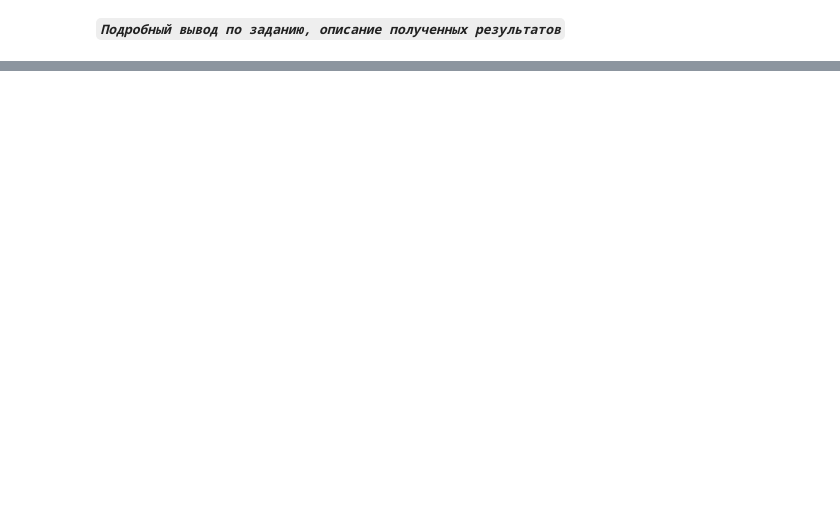
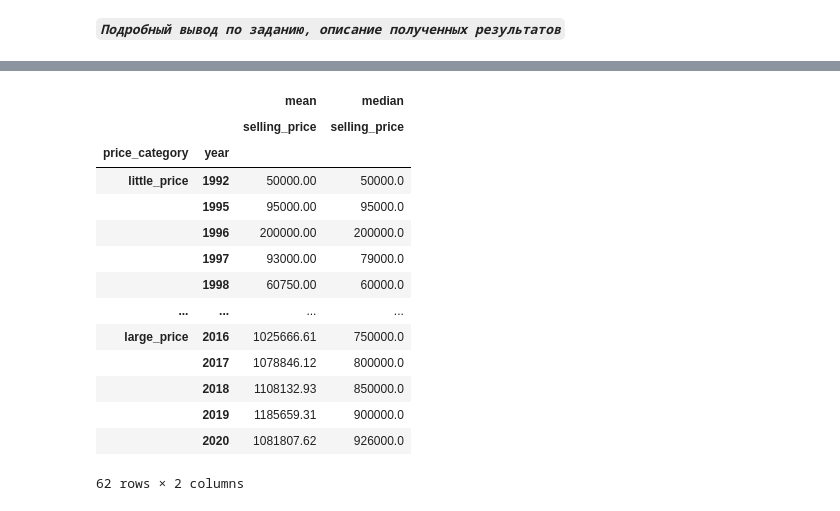
Before and after one commit to NeonNik2245/guap_homework_public, a Jupyter notebook: data_analyze/lab_1/ЛР1_Пахомчик_11.ipynb, the cells around one changed output, grey strips where cells are left out. Saved outputs shown, nothing was run; the diff lists cells and outputs as text; code cells hidden in the pictures; blank space fills up the shorter version.

```diff
--- a/data_analyze/lab_1/ЛР1_Пахомчик_11.ipynb
+++ b/data_analyze/lab_1/ЛР1_Пахомчик_11.ipynb
@@ -550,0 +635,35 @@ pivot_data.round(2)
+# %%
+# Задание 11
+
+# Создать столбец “Категория стоимости (price)” (с помощью категоризации).
+# Выделить минимум 3 категории (низкая, высокая, средняя), фильтрацию для уровня цены выбрать самостоятельно, аргументировать выбор.
+# Создать сводную таблицу: средняя и медианная price по категории цены и году.
+
+# Столбец создаём так же, как и в прошлом задании
+# Четверть рынка - до 200'000, половина - до 350'000, три четверти 600'000.
+# Укажем низкую цену - до 25% рынка, высокую - свыше 75% рынка.
+df.loc[:, 'price_category'] = pd.cut(df.loc[:,'selling_price'], bins=[0, 200000, 600000, float('inf')],
+                                     labels = ['little_price', 'medium_price', 'large_price'])
+# df.describe()
+
+pivot_table = df.pivot_table(index = ['price_category', 'year'], values = 'selling_price', aggfunc = ['mean', 'median'], observed=True).round(2)
+
+# И проверка
+pivot_table
+# Учитываем, что медиана - значение по середине, а среднее значение - сумма / количество. Видно на строчках 1997 и 1998 года у низкой цены
+# %% [output]
+|  |  | mean | median |
+|  |  | selling_price | selling_price |
+| price_category | year |  |  |
+| little_price | 1992 | 50000.00 | 50000.0 |
+|  | 1995 | 95000.00 | 95000.0 |
+|  | 1996 | 200000.00 | 200000.0 |
+|  | 1997 | 93000.00 | 79000.0 |
+|  | 1998 | 60750.00 | 60000.0 |
+| ... | ... | ... | ... |
+| large_price | 2016 | 1025666.61 | 750000.0 |
+|  | 2017 | 1078846.12 | 800000.0 |
+|  | 2018 | 1108132.93 | 850000.0 |
+|  | 2019 | 1185659.31 | 900000.0 |
+|  | 2020 | 1081807.62 | 926000.0 |
+62 rows × 2 columns
```
Also changed, not shown: parts of 7 cells of this notebook.
